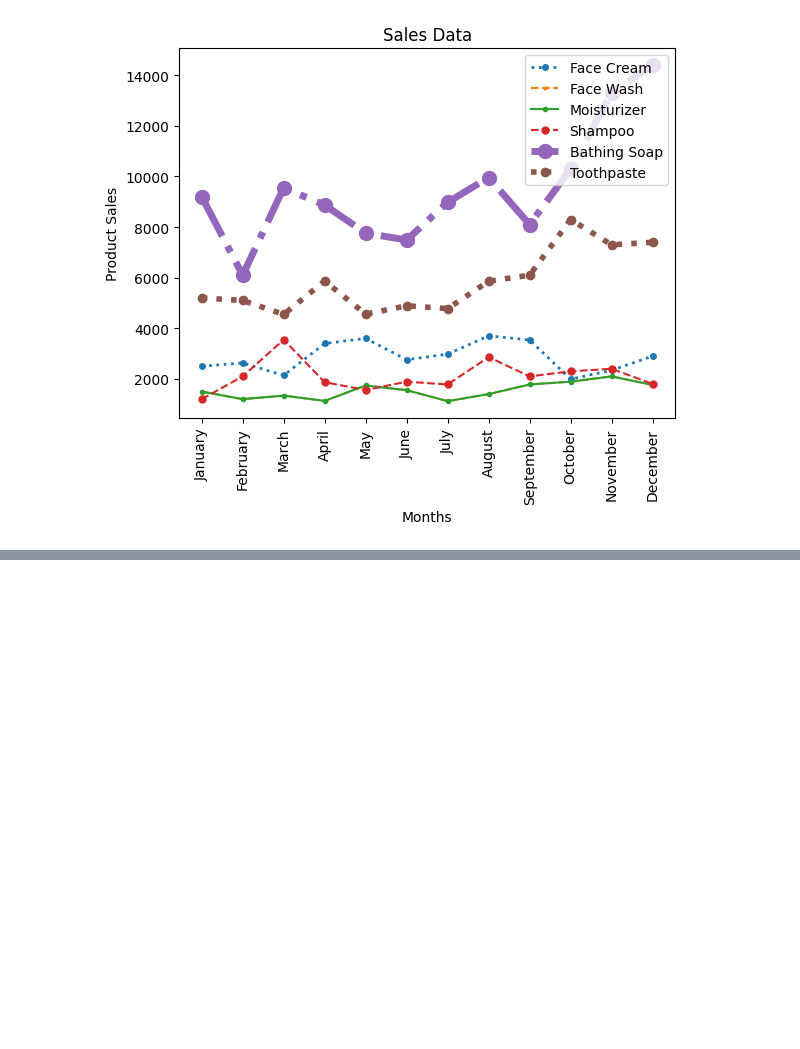
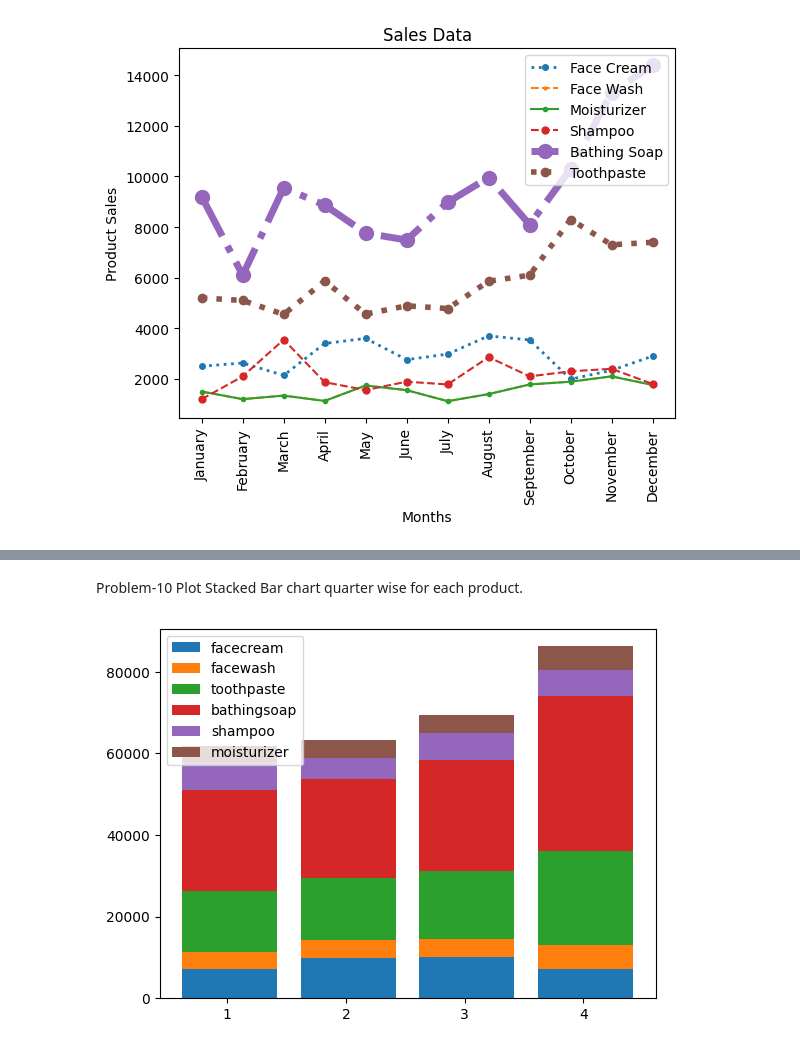
Before and after one commit to wahabali786110/Learning-Python-For-Machine-Learning, a Jupyter notebook: Matplotlib/Day23Tasks.ipynb, the cells around one changed output, grey strips where cells are left out. Saved outputs shown, nothing was run; the diff lists cells and outputs as text; code cells hidden in the pictures; blank space fills up the shorter version.

```diff
--- a/Matplotlib/Day23Tasks.ipynb
+++ b/Matplotlib/Day23Tasks.ipynb
@@ -156,0 +183,17 @@ plt.legend(loc='upper right')
+# %% [markdown]
+Problem-10 Plot Stacked Bar chart quarter wise for each product.
+# %%
+all_cols=[]
+
+for col in finaldf.columns[1:7]:
+    if len(all_cols)==0:
+        plt.bar(finaldf.index,finaldf[col],label=col)
+    else:
+        plt.bar(finaldf.index,finaldf[col],bottom=sum(all_cols),label=col)
+    all_cols.append(finaldf[col])
+
+plt.xticks(finaldf.index - 0.02, finaldf.index)
+plt.legend()
+plt.show()
+# %% [output]
+[figure, added]
```
Also changed, not shown: parts of 3 cells of this notebook.
